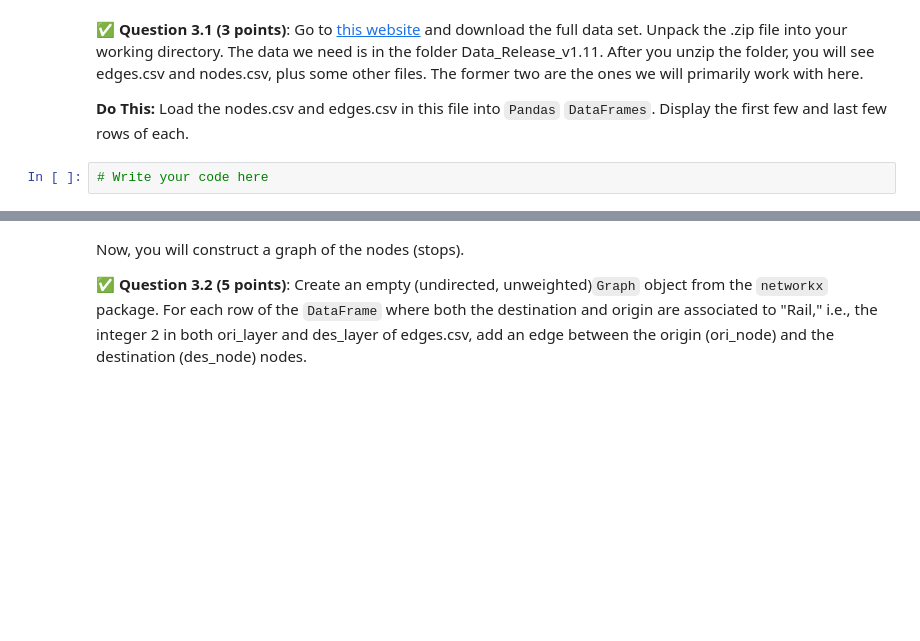
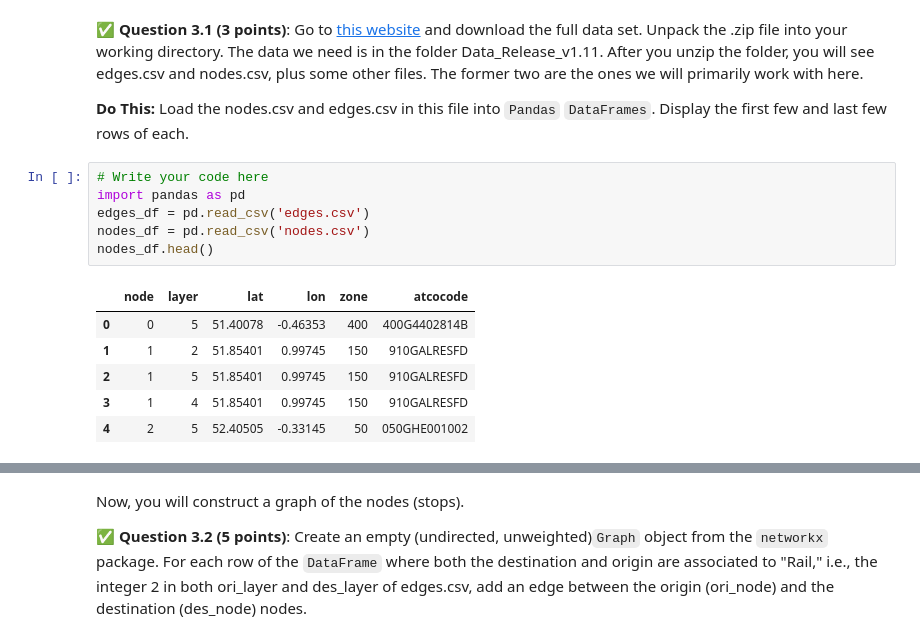
Before and after one commit to sarahhoran/CMSE202-f24-turnin, a Jupyter notebook: Homework2/HW-02_ABMandGraphTheory-STUDENT.ipynb, the cells around one changed output, grey strips where cells are left out. Cells and saved outputs as stored; diff of their text form; blank space fills up the shorter version.

```diff
--- a/Homework2/HW-02_ABMandGraphTheory-STUDENT.ipynb
+++ b/Homework2/HW-02_ABMandGraphTheory-STUDENT.ipynb
@@ -617,5 +617,16 @@ In this part of the homework, we will look at a dataset which contains the whole
 &#9989;  **Question 3.1 (3 points)**: Go to [this website](https://datadryad.org/stash/dataset/doi:10.5061/dryad.pc8m3) and download the full data set. Unpack the .zip file into your working directory. The data we need is in the folder Data_Release_v1.11. After you unzip the folder, you will see edges.csv and nodes.csv, plus some other files. The former two are the ones we will primarily work with here.
 
 **Do This:** Load the nodes.csv and edges.csv in this file into `Pandas` `DataFrames`. Display the first few and last few rows of each.
-# %%
-# Write your code here
+# %%
+# Write your code here
+import pandas as pd
+edges_df = pd.read_csv('edges.csv')
+nodes_df = pd.read_csv('nodes.csv')
+nodes_df.head()
+# %% [output]
+|  | node | layer | lat | lon | zone | atcocode |
+| 0 | 0 | 5 | 51.40078 | -0.46353 | 400 | 400G4402814B |
+| 1 | 1 | 2 | 51.85401 | 0.99745 | 150 | 910GALRESFD |
+| 2 | 1 | 5 | 51.85401 | 0.99745 | 150 | 910GALRESFD |
+| 3 | 1 | 4 | 51.85401 | 0.99745 | 150 | 910GALRESFD |
+| 4 | 2 | 5 | 52.40505 | -0.33145 | 50 | 050GHE001002 |
```
Also changed, not shown: parts of 21 cells of this notebook.
